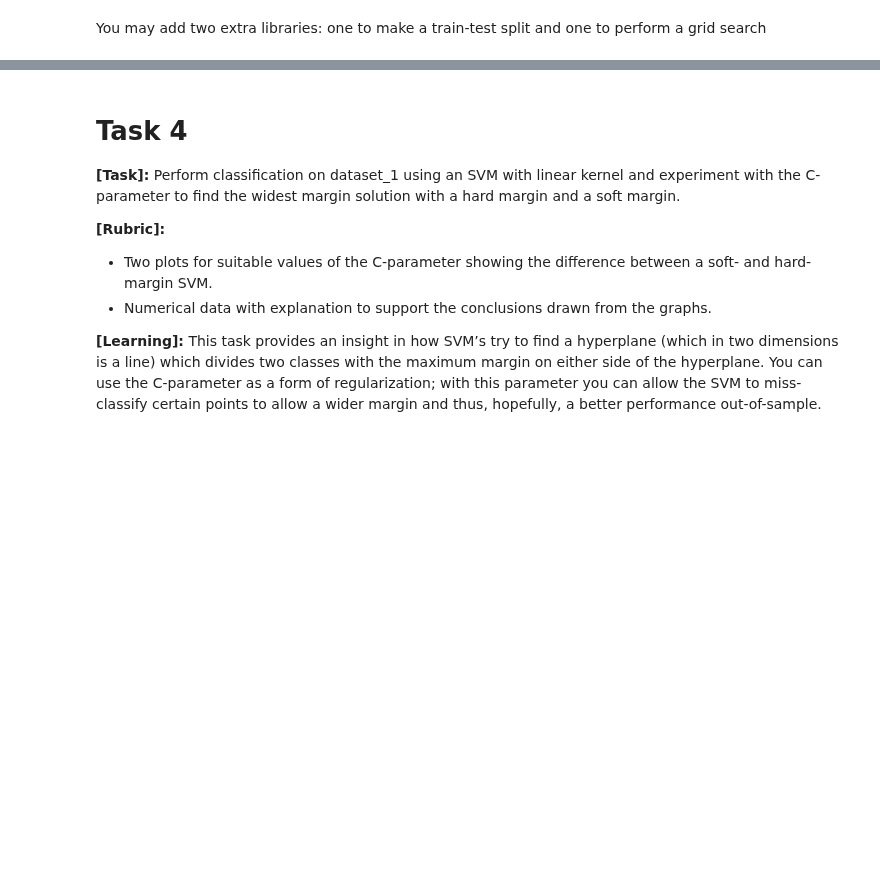
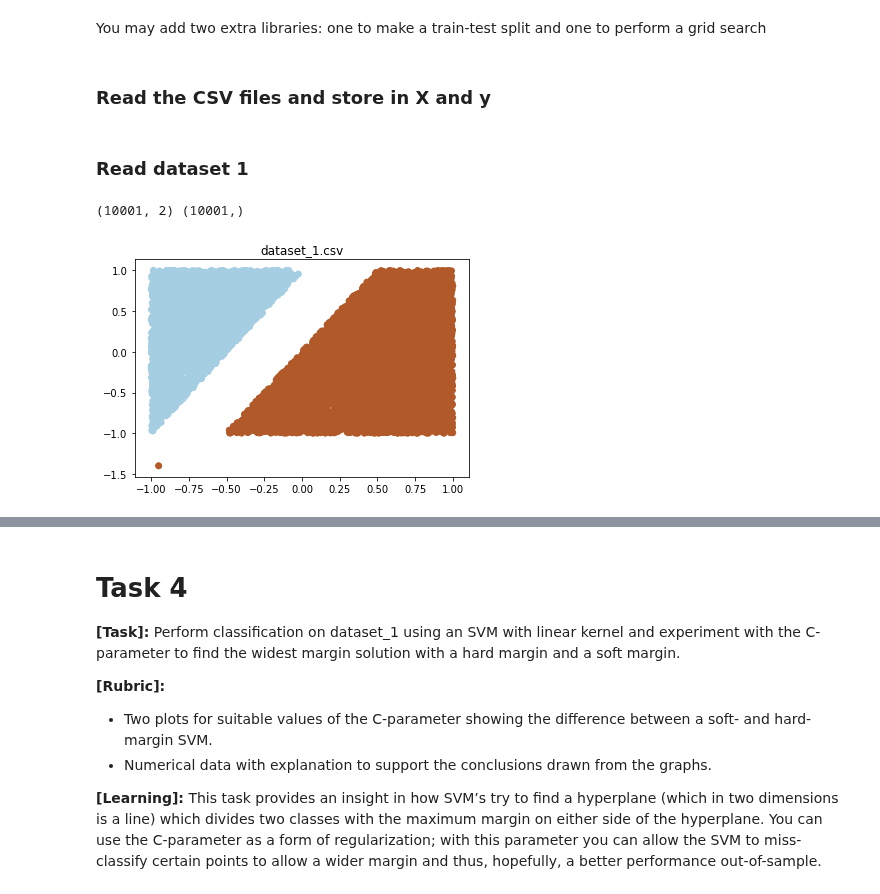
Before and after one commit to vipulpopat/MSCAI_Sem1_Etivity5, a Jupyter notebook: Etivity5_CE6002_18195067.ipynb, the cells around one changed output, grey strips where cells are left out. Saved outputs shown, nothing was run; the diff lists cells and outputs as text; code cells hidden in the pictures; blank space fills up the shorter version.

```diff
--- a/Etivity5_CE6002_18195067.ipynb
+++ b/Etivity5_CE6002_18195067.ipynb
@@ -17,2 +18,33 @@ from sklearn.model_selection import train_test_split, GridSearchCV #, Randomized
 
 np.random.seed(5)
+# %% [markdown]
+### Read the CSV files and store in X and y
+# %%
+# Function to read the CSV and plot the input data
+def read_csv_file(filename):
+
+    # Open the dataset_1 csv  file and import data
+    with open(filename, 'r') as f1:
+        first_line = f1.readline()
+        data = np.loadtxt(fname=f1, delimiter=',')
+
+    # Input samples stored in X
+    X = data[:,1:3]
+    # Target class stored in y
+    y = data[:,-1]
+    print(X.shape, y.shape)
+
+    # Plot the input data
+    plt.figure()
+    plt.scatter(X[:,0], X[:,1], c=y, cmap=plt.cm.Paired)
+    plt.title(filename)
+    plt.show()
+
+    return X,y
+# %% [markdown]
+### Read dataset 1
+# %%
+X1, y1 = read_csv_file(filename='dataset_1.csv')
+# %% [output]
+(10001, 2) (10001,)
+[figure, added]
```
Also changed, not shown: parts of 28 cells of this notebook.
